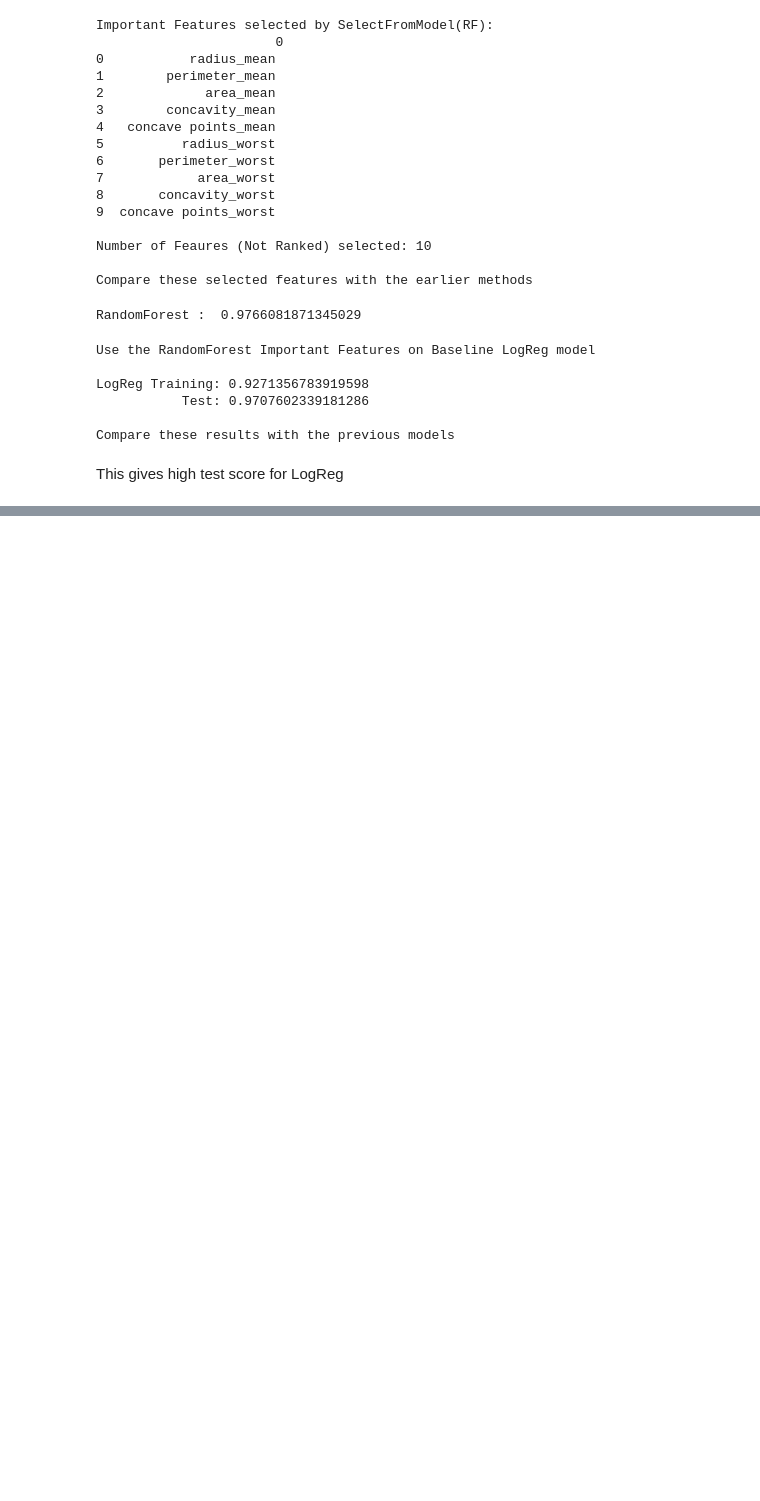
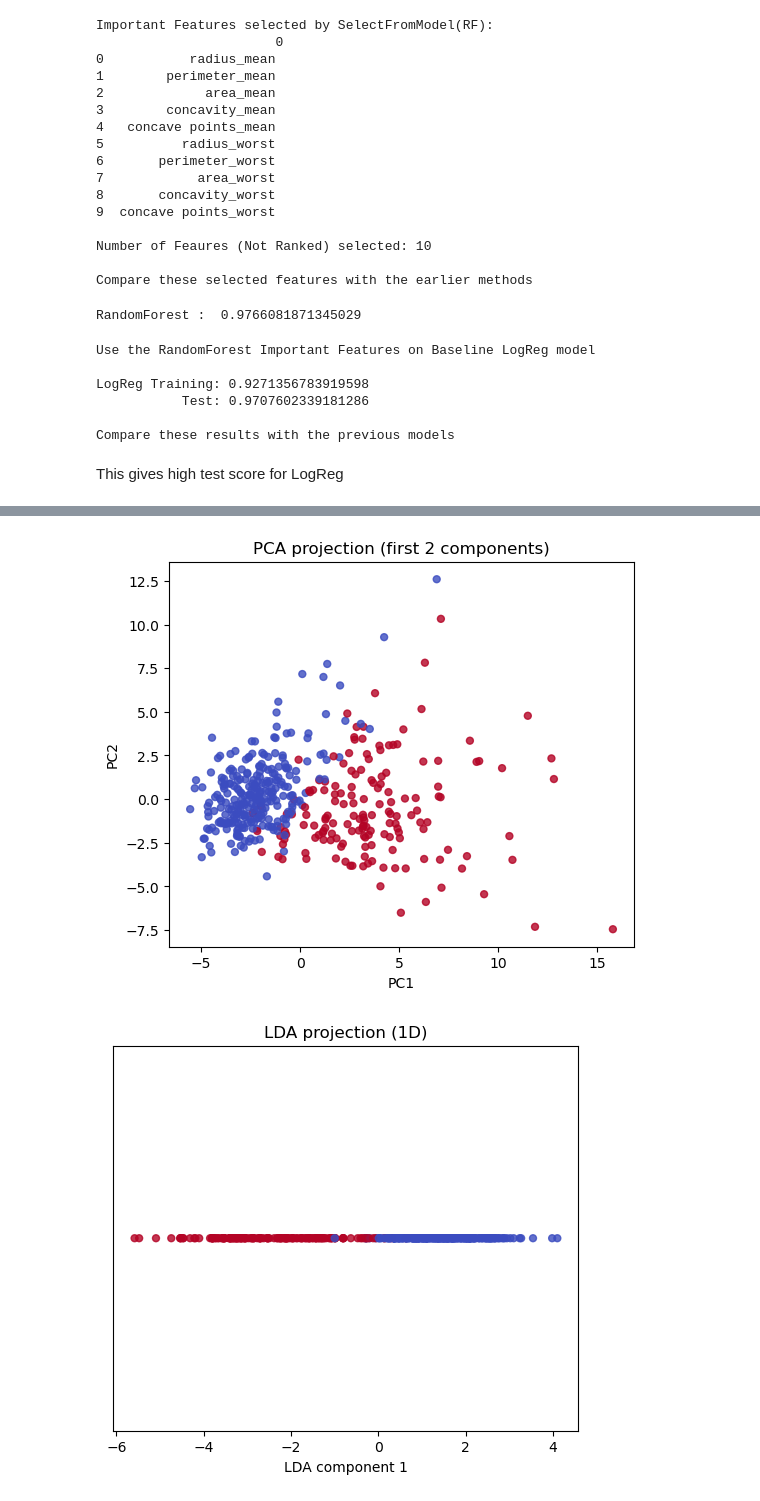
Before and after one commit to samarthsoni17/ideal-ML-train, a Jupyter notebook: feature-engineering/Feature_Selection_Cancer_Demo_v3.ipynb, the cells around one changed output, grey strips where cells are left out. Drawn from its saved outputs; the diff is of its cells as text; code cells hidden in the pictures; blank space fills up the shorter version.

Commit message:
ML | Dimension Reduction | Draft2: Add LDA; PCA with KNN/LR/NB and compare

```diff
--- a/feature-engineering/Feature_Selection_Cancer_Demo_v3.ipynb
+++ b/feature-engineering/Feature_Selection_Cancer_Demo_v3.ipynb
@@ -818,0 +849,5 @@ This gives high test score for LogReg
+# %%
+# stratify=y keeps class proportions; random_state ensures reproducibility — try changing it to see variance!
+X_train, X_test, y_train, y_test = train_test_split(
+    X, y, test_size=0.25, stratify=y, random_state=42
+)
@@ -818,0 +862,12 @@ This gives high test score for LogReg
+# %%
+from sklearn.decomposition import PCA  # unsupervised dimensionality reduction; chooses orthogonal directions by variance
+# ============================
+# 3) PCA on standardized train
+# ============================
+pca = PCA(n_components=0.95, svd_solver="full")  # keep the smallest number of components explaining ≥95% variance (unsupervised)
+X_train_pca = pca.fit_transform(X_train_std)  # learn PCs on TRAIN only; transform train into PC-space
+X_test_pca = pca.transform(X_test_std)  # project TEST into the SAME PC-space (no refit!)
+k_pca = pca.n_components_  # how many components were chosen to reach 95%? — reflect: variance vs dimensionality trade-off
+explained = pca.explained_variance_ratio_.sum()  # total variance explained by the chosen components (should be ≥ 0.95)
+
+print(f"PCA chose k={k_pca} components covering {explained:.3f} variance.")  # sanity check: what did PCA decide?
@@ -818,0 +1004,23 @@ This gives high test score for LogReg
+# %%
+# visualize PCA space (2D scatter)
+# Just to see separation after PCA (unsupervised) vs LDA (supervised):
+# PCA scatter (first 2 PCs)
+plt.figure(figsize=(6,5))
+plt.scatter(X_train_pca[:,0], X_train_pca[:,1], c=(y_train=='M') if isinstance(y_train[0], str) else y_train,
+            cmap='coolwarm', s=25, alpha=0.8)
+plt.xlabel("PC1"); plt.ylabel("PC2")
+plt.title("PCA projection (first 2 components)")
+plt.show()
+
+# LDA scatter (if you transform using LDA)
+lda_proj = LinearDiscriminantAnalysis().fit(X_train_std, y_train).transform(X_train_std)
+plt.figure(figsize=(6,5))
+plt.scatter(lda_proj, np.zeros_like(lda_proj),
+            c=(y_train=='M') if isinstance(y_train[0], str) else y_train,
+            cmap='coolwarm', s=25, alpha=0.8)
+plt.xlabel("LDA component 1"); plt.yticks([])
+plt.title("LDA projection (1D)")
+plt.show()
+# %% [output]
+[figure, added]
+[figure, added]
```
Also changed, not shown: parts of 19 cells of this notebook.
